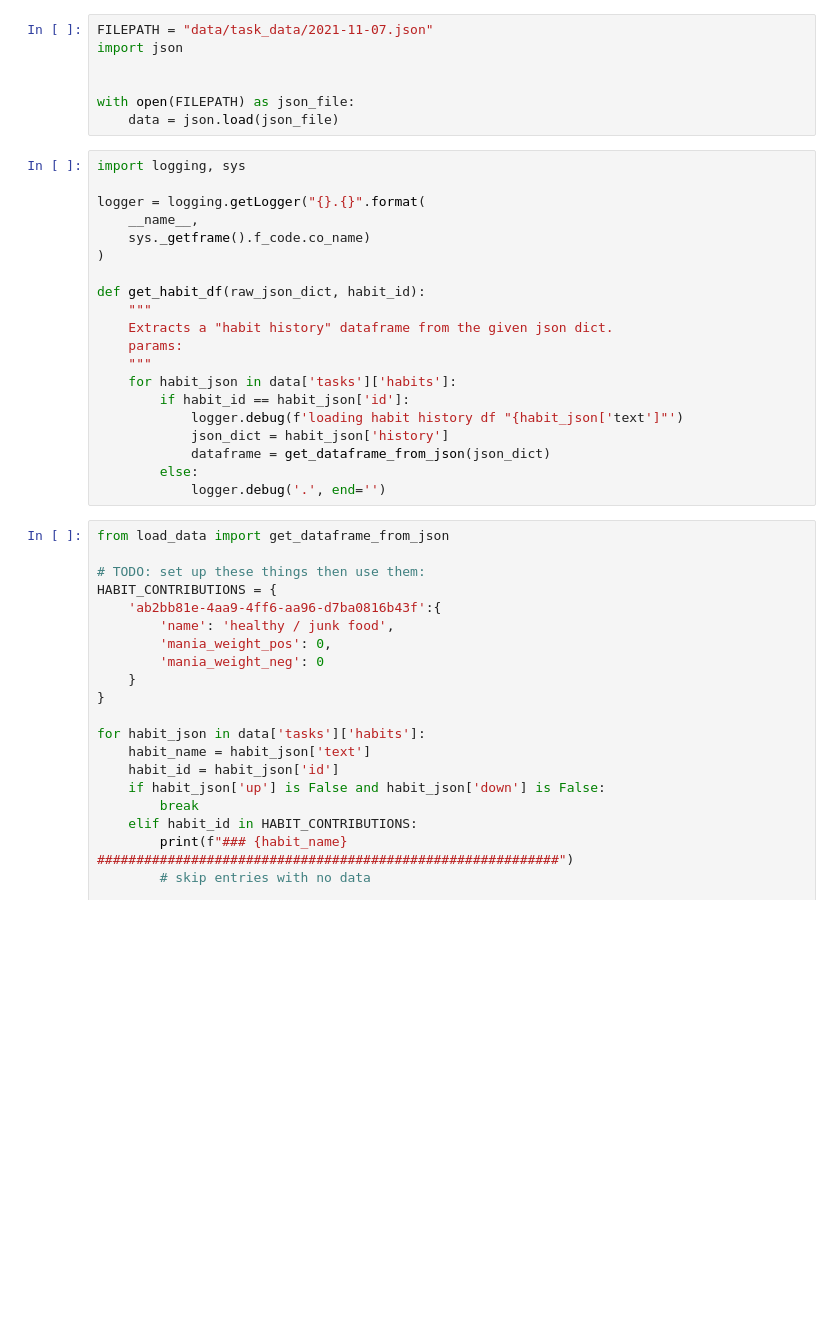
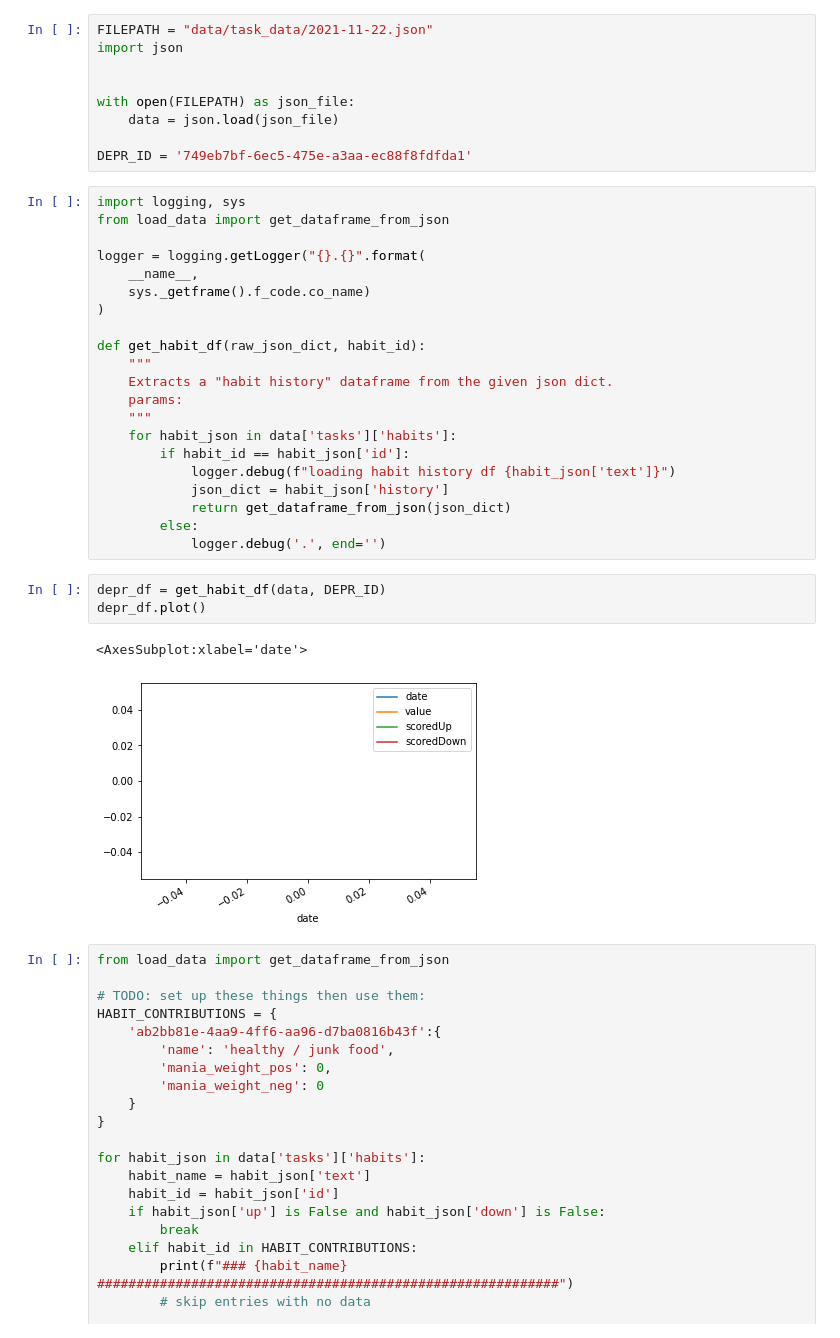
Before and after one commit to digital-julian/data, a Jupyter notebook: mania_monitor.ipynb, the cells around one changed output. Drawn from its saved outputs; the diff is of its cells as text; blank space fills up the shorter version.

```diff
--- a/mania_monitor.ipynb
+++ b/mania_monitor.ipynb
@@ -1,12 +1,15 @@
 # %%
-FILEPATH = "data/task_data/2021-11-07.json"
+FILEPATH = "data/task_data/2021-11-22.json"
 import json
 
 
 with open(FILEPATH) as json_file:
     data = json.load(json_file)
+
+DEPR_ID = '749eb7bf-6ec5-475e-a3aa-ec88f8fdfda1'
 # %%
 import logging, sys
+from load_data import get_dataframe_from_json
 
 logger = logging.getLogger("{}.{}".format(
     __name__,
@@ -20,11 +23,17 @@ def get_habit_df(raw_json_dict, habit_id):
     """
     for habit_json in data['tasks']['habits']:
         if habit_id == habit_json['id']:
-            logger.debug(f'loading habit history df "{habit_json['text']"')
+            logger.debug(f"loading habit history df {habit_json['text']}")
             json_dict = habit_json['history']
-            dataframe = get_dataframe_from_json(json_dict)
+            return get_dataframe_from_json(json_dict)
         else:
             logger.debug('.', end='')
+# %%
+depr_df = get_habit_df(data, DEPR_ID)
+depr_df.plot()
+# %% [output]
+<AxesSubplot:xlabel='date'>
+[figure, added]
 # %%
 from load_data import get_dataframe_from_json
 
```
Also changed, not shown: 1 other file.
